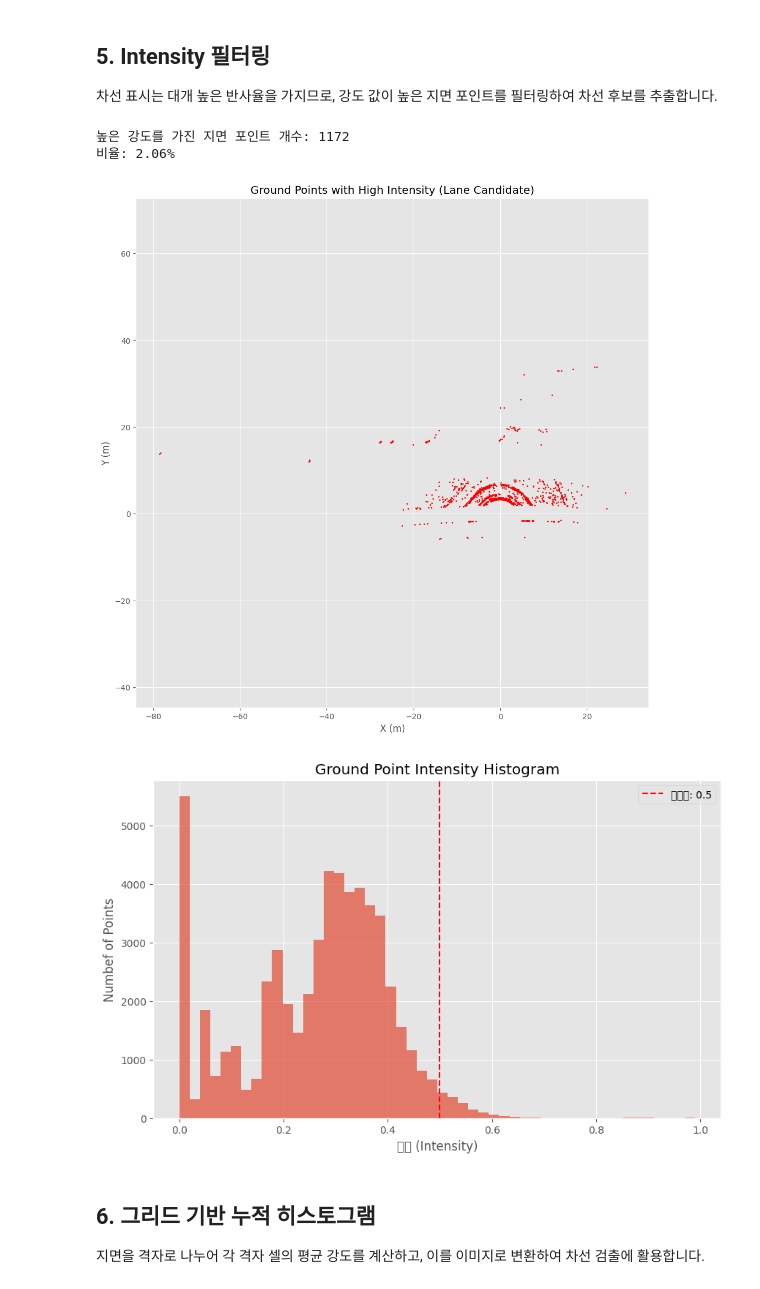
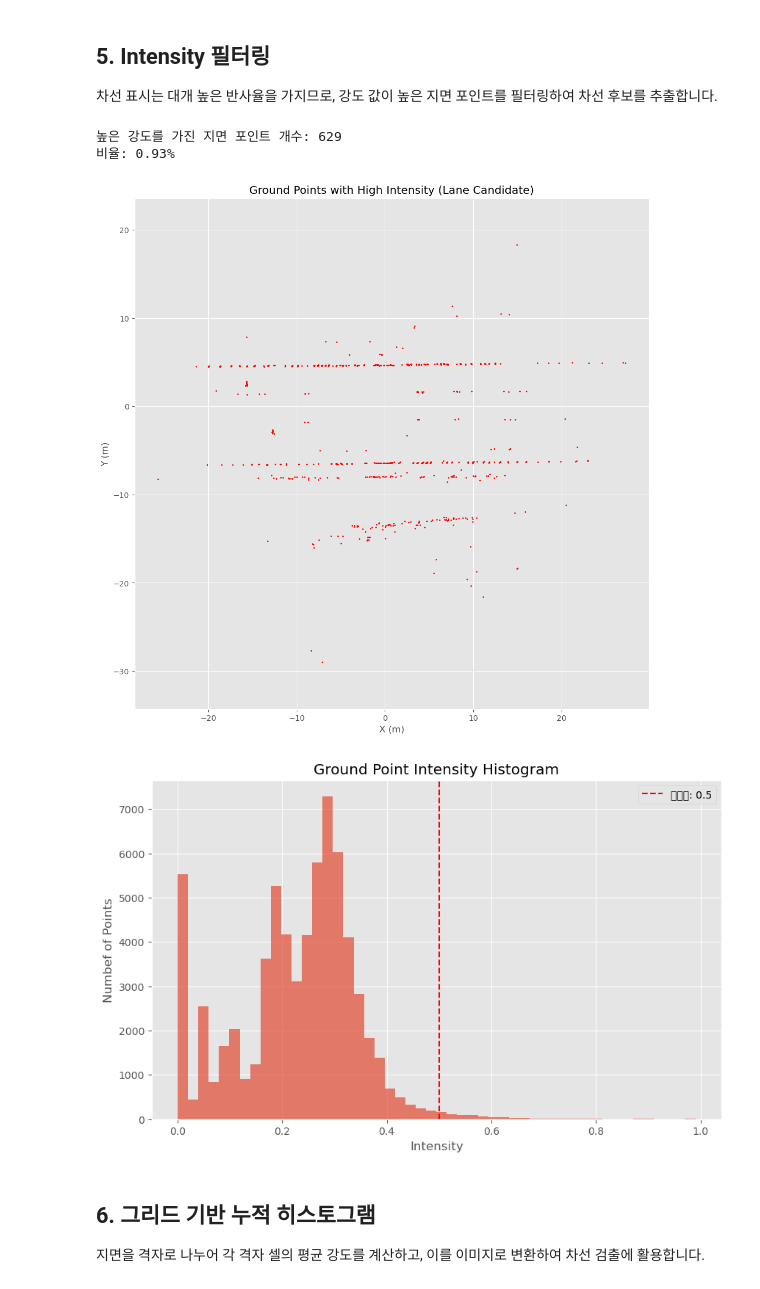
Before and after one commit to SeunghwanByun/autonomous-driving-lidar-demo, a Jupyter notebook: lecture1/03_lane_detection.ipynb, the cells around one changed output. Drawn from its saved outputs; the diff is of its cells as text; code cells hidden in the pictures.

```diff
--- a/lecture1/03_lane_detection.ipynb
+++ b/lecture1/03_lane_detection.ipynb
@@ -91,11 +87,13 @@ def load_point_cloud(bin_path):
 
 # 데이터 경로 설정
 # data_dir = '../../data/kitti'
-data_dir = os.path.join(parent_dir, 'data')
-point_cloud_dir = os.path.join(data_dir, 'velodyne_points')
+# data_dir = os.path.join(parent_dir, 'data')
+# point_cloud_dir = os.path.join(data_dir, 'velodyne_points')
+data_dir = '/home/shbyun/KITTI/ObjectDetection/'
+point_cloud_dir = os.path.join(data_dir, 'data_object_velodyne/training', 'velodyne')
 
 # 첫 번째 프레임 로드
-frame_id = '0000000000'
+frame_id = '000004'
 point_cloud_path = os.path.join(point_cloud_dir, f'{frame_id}.bin')
 
 # 포인트 클라우드 로드
@@ -292,38 +290,38 @@ intensity_threshold = 0.5  # 강도 임계값 (0.0 ~ 1.0)
 
 # 높은 강도를 가진 지면 포인트 필터링
 high_intensity_mask = ground_points[:, 3] > intensity_threshold
 high_intensity_points = ground_points[high_intensity_mask]
 
 print(f"높은 강도를 가진 지면 포인트 개수: {high_intensity_points.shape[0]}")
 print(f"비율: {high_intensity_points.shape[0] / ground_points.shape[0] * 100:.2f}%")
 
 # 높은 강도 포인트 시각화
 plt.figure(figsize=(12, 12))
 plt.scatter(high_intensity_points[:, 0], high_intensity_points[:, 1], c='r', s=2.0)
 plt.xlim(-30, 30)
 plt.ylim(-30, 30)
 plt.xlabel('X (m)')
 plt.ylabel('Y (m)')
 plt.title('Ground Points with High Intensity (Lane Candidate)')
 plt.grid(True)
 plt.axis('equal')
 plt.show()
 
 # 강도 히스토그램
 plt.figure(figsize=(10, 6))
 plt.hist(ground_points[:, 3], bins=50, alpha=0.7)
 plt.axvline(x=intensity_threshold, color='r', linestyle='--', label=f'임계값: {intensity_threshold}')
-plt.xlabel('강도 (Intensity)')
+plt.xlabel('Intensity')
 plt.ylabel('Numbef of Points')
 plt.title('Ground Point Intensity Histogram')
 plt.legend()
 plt.grid(True)
 plt.show()
 # %% [output]
-높은 강도를 가진 지면 포인트 개수: 1172
-비율: 2.06%
+높은 강도를 가진 지면 포인트 개수: 629
+비율: 0.93%
-[figure, old version]
+[figure, new version]
-[figure, old version]
+[figure, new version]
 # %% [markdown]
 ## 6. 그리드 기반 누적 히스토그램
 
```
Also changed, not shown: parts of 7 cells of this notebook, 13 other files.
